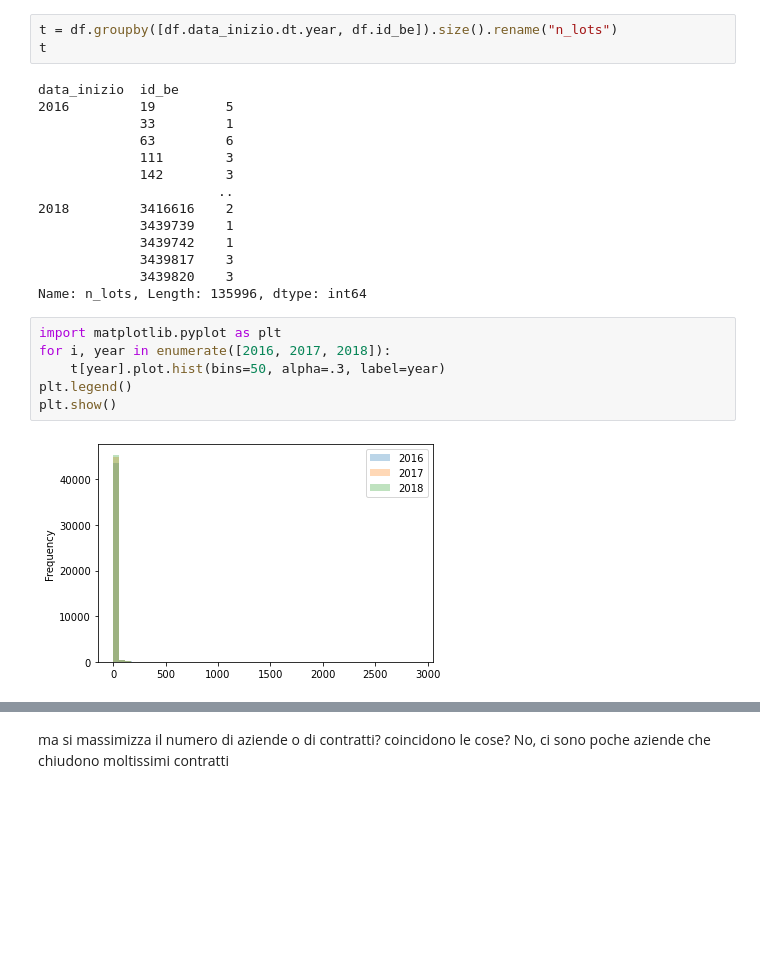
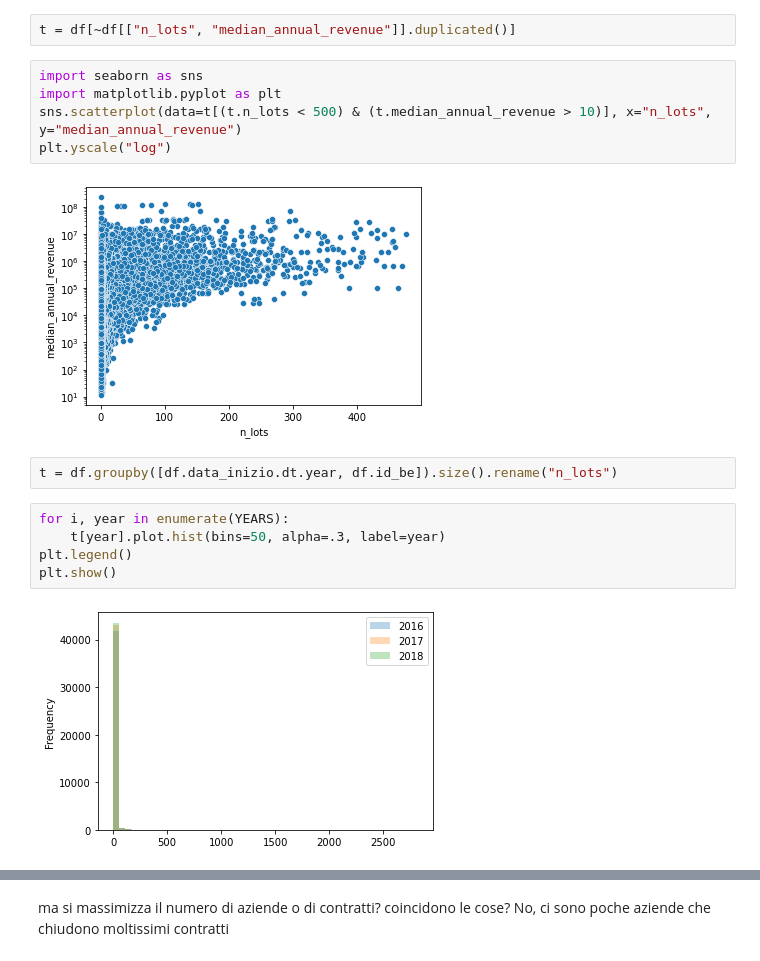
Before and after one commit to Yourne/synapthesis, a Jupyter notebook: n_contracts_distrib.ipynb, the cells around one changed output, grey strips where cells are left out. Drawn from its saved outputs; the diff is of its cells as text; blank space fills up the shorter version.

```diff
--- a/n_contracts_distrib.ipynb
+++ b/n_contracts_distrib.ipynb
@@ -42,26 +87,19 @@ df = df[df.id_scelta_contraente.notna()]
+# %%
+t = df[~df[["n_lots", "median_annual_revenue"]].duplicated()]
+# %%
+import seaborn as sns
+import matplotlib.pyplot as plt
+sns.scatterplot(data=t[(t.n_lots < 500) & (t.median_annual_revenue > 10)], x="n_lots", y="median_annual_revenue")
+plt.yscale("log")
+# %% [output]
+[figure, added]
 # %%
 t = df.groupby([df.data_inizio.dt.year, df.id_be]).size().rename("n_lots")
-t
-# %% [output]
-data_inizio  id_be
-2016         19         5
-             33         1
-             63         6
-             111        3
-             142        3
-                       ..
-2018         3416616    2
-             3439739    1
-             3439742    1
-             3439817    3
-             3439820    3
-Name: n_lots, Length: 135996, dtype: int64
 # %%
-import matplotlib.pyplot as plt
-for i, year in enumerate([2016, 2017, 2018]):
+for i, year in enumerate(YEARS):
     t[year].plot.hist(bins=50, alpha=.3, label=year)
 plt.legend()
 plt.show()
 # %% [output]
-[figure, old version]
+[figure, new version]
 # %%
```
Also changed, not shown: parts of 25 cells of this notebook, 1 other file.
